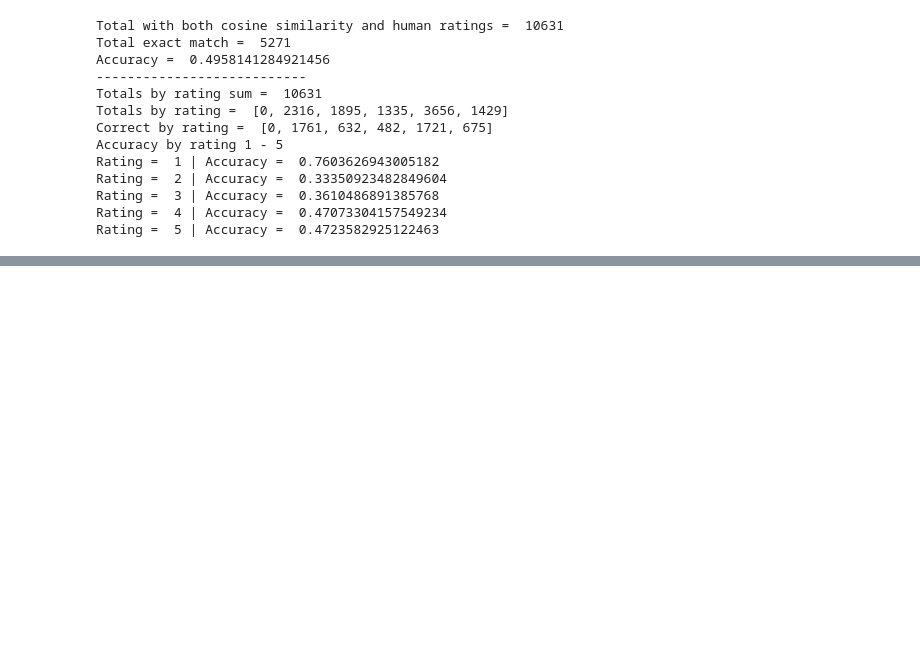
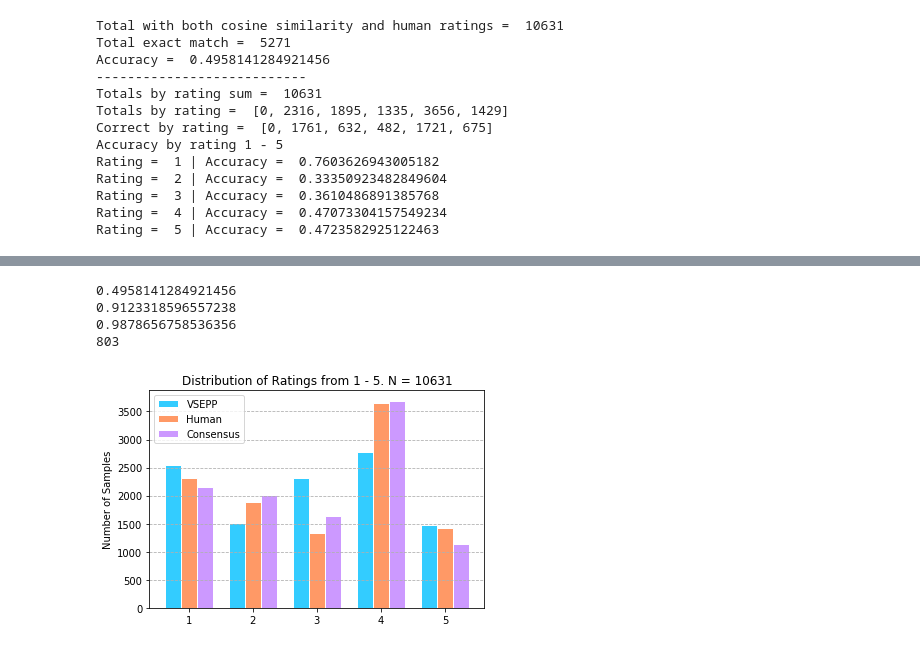
Before and after one commit to brenna-tirumal/caption-evaluator, a Jupyter notebook: CosineSimAccuracy.ipynb, the cells around one changed output, grey strips where cells are left out. Saved outputs shown, nothing was run; the diff lists cells and outputs as text; code cells hidden in the pictures; blank space fills up the shorter version.

Commit message:
working on graphs, continuing training

```diff
--- a/CosineSimAccuracy.ipynb
+++ b/CosineSimAccuracy.ipynb
@@ -134,0 +153,9 @@ from sklearn.metrics import confusion_matrix
+# %%
+vsepp_ratings = []
+human_ratings = []
+consensus = []
+for game_data in caption_eval_data:
+    if 'Z2' in game_data:
+        vsepp_ratings.append(int(game_data['Z0']))
+        human_ratings.append(int(round(get_human_rating(game_data))))
+        consensus.append(round(float(game_data['Consensus'])))
@@ -134,0 +213,52 @@ from sklearn.metrics import confusion_matrix
+# %%
+correct_count = 0
+correct_count_within_1 = 0
+correct_count_within_2 = 0
+for hum, vsepp in zip(human_ratings, vsepp_ratings):
+    if hum == vsepp:
+        correct_count += 1
+    elif abs(hum - vsepp) == 1:
+        correct_count_within_1 += 1
+    elif abs(hum - vsepp) == 2:
+        correct_count_within_2 += 1
+
+
+print(correct_count / total)
+print((correct_count + correct_count_within_1) / total)
+print((correct_count + correct_count_within_1 + correct_count_within_2) / total)
+print(correct_count_within_2)
+# %% [output]
+0.4958141284921456
+0.9123318596557238
+0.9878656758536356
+803
+# %%
+x = ['1', '2', '3', '4', '5']
+vsepp = [vsepp_ratings.count(1), vsepp_ratings.count(2), vsepp_ratings.count(3), vsepp_ratings.count(4), vsepp_ratings.count(5)]
+human = [human_ratings.count(1), human_ratings.count(2), human_ratings.count(3), human_ratings.count(4), human_ratings.count(5)]
+cons = [consensus.count(1), consensus.count(2), consensus.count(3), consensus.count(4), consensus.count(5)]
+
+
+x_pos = [i for i, _ in enumerate(x)]
+
+bar_width = 0.25
+
+r1 = np.arange(len(vsepp))
+r2 = [x + bar_width for x in r1]
+r3 = [x + bar_width for x in r2]
+
+plt.bar(r1, vsepp, color='#33ccff', width=bar_width, edgecolor='white', label='VSEPP')
+plt.bar(r2, human, color='#ff9966', width=bar_width, edgecolor='white', label='Human')
+plt.bar(r3, cons, color='#cc99ff', width=bar_width, edgecolor='white', label='Consensus')
+
+plt.grid(axis='y', ls='--')
+#plt.xlabel("Rating")
+plt.ylabel("Number of Samples")
+plt.title("Distribution of Ratings from 1 - 5. N = " + str(total))
+
+plt.xticks([r + bar_width for r in range(len(vsepp))], x)
+plt.legend()
+
+plt.show()
+# %% [output]
+[figure, added]
```
Also changed, not shown: parts of 6 cells of this notebook, 3 other files.
